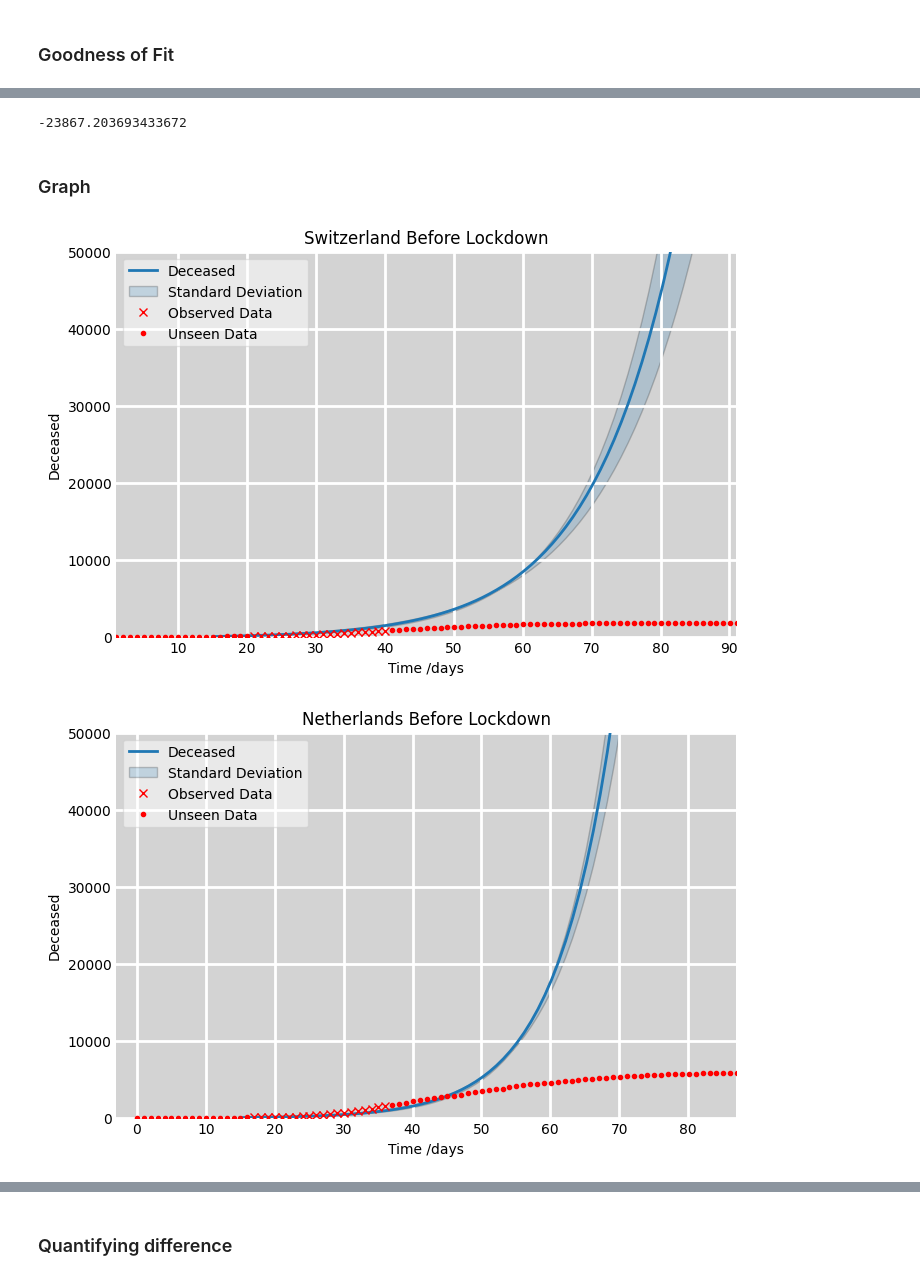
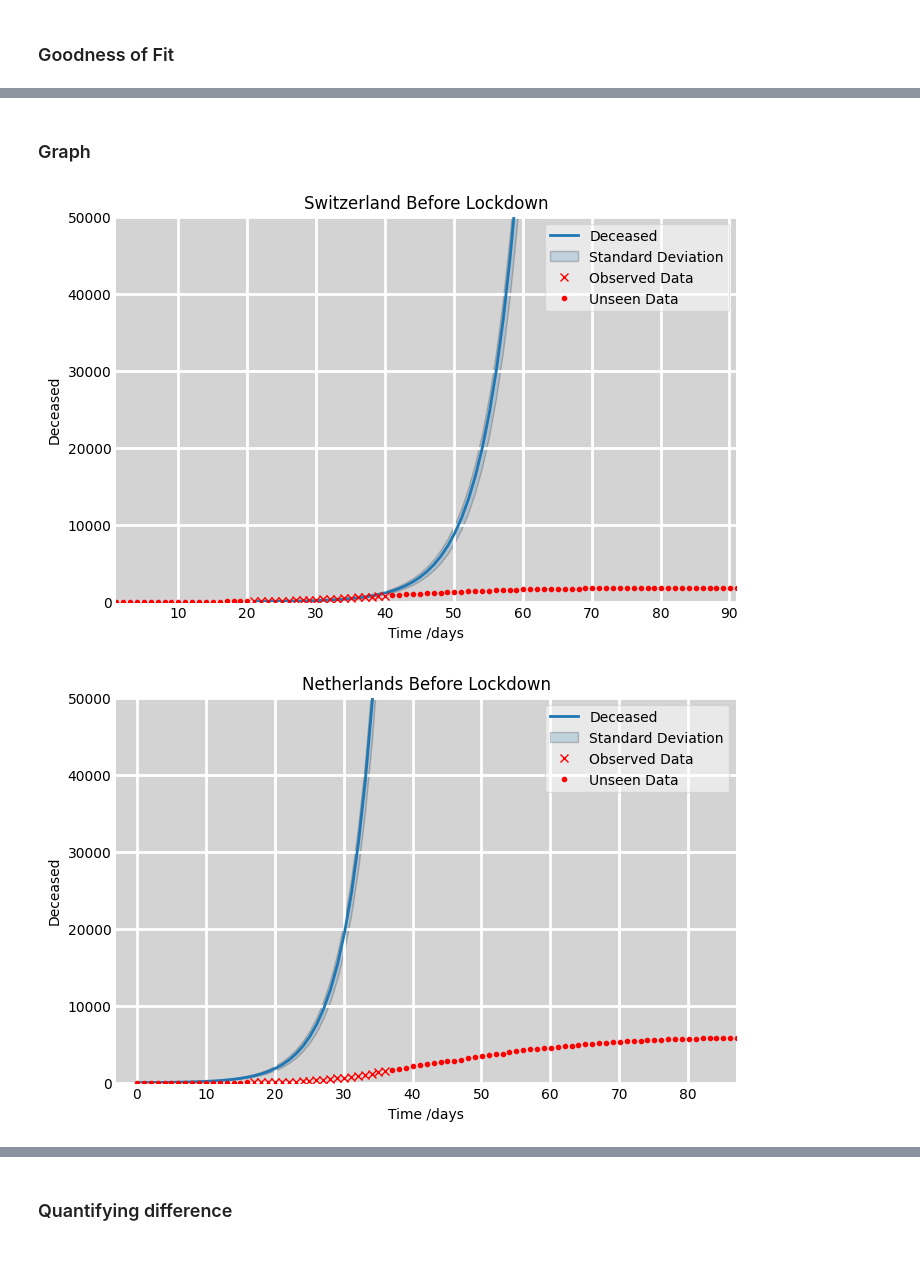
Before and after one commit to zenodea/MCMC_parameter_estimation, a Jupyter notebook: Data Analysis/sird.ipynb, the cells around one changed output, grey strips where cells are left out. Drawn from its saved outputs; the diff is of its cells as text; code cells hidden in the pictures.

```diff
--- a/Data Analysis/sird.ipynb
+++ b/Data Analysis/sird.ipynb
@@ -9,10 +9,11 @@ from sympy import symbols, solve
 # %% [markdown]
 ## SIRD model in Python
 # %%
+# SIRD model divided into its equations
 def deriv(y, t, N, beta, gamma, rho):
     S, I, R, D= y
     dSdt = -(beta * S * I) / N
-    dIdt = (beta * S * I / N) - (gamma * I) - (rho * I)
+    dIdt = (beta * S * I / N) - ((gamma+rho)*I)
     dRdt = gamma * I
     dDdt = rho * I
     return dSdt, dIdt, dRdt, dDdt
@@ -156,6 +157,12 @@ dataset = {
         'sLock' : ['2020-12-15', '2021-06-05'],
         'pop' : 17606800
             },
+                'Sweden' : {
+        'data' : pd.read_csv("../processed_data/cumDeathSweden.csv"),
+        'fLock' : ['2020-03-15', '2020-04-06'],
+        'sLock' : ['2020-12-15', '2021-06-05'],
+        'pop' : 10420000
+            },
 }
 # %% [markdown]
 ## First Lockdown
@@ -167,24 +174,35 @@ from sklearn.metrics import r2_score
 import numpy as np
 from sklearn.metrics import mean_squared_log_error
 
-country_names = ['Switzerland', 'Netherlands', 'France','Germany','Italy','Spain','UK']
-r_values = []
+country_names = ['Switzerland', 'Netherlands', 'France','Germany','Italy','Spain','UK','Sweden']
+values = []
 for country in country_names:
     pop = dataset[country]['pop']
     df_real = dataset[country]['data']
     df_param = pd.read_csv('mcmc_data/'+country+"/fLock_before.csv")
+
+    # Get beginning of lockdown date
     startDate = dataset[country]['fLock'][0]
+    # Get the index of the date
+    startDate = df_real[df_real['date'] == startDate].index
+
     realData = pd.read_csv('../processed_data/cumDeath'+country+'.csv')
     firstDate = realData.loc[0]['date']
 
     # Plug in parameters to the SIRD differential equation
     sird = getSIRD(60,pop, df_param.loc[3][1],df_param.loc[0][1],df_param.loc[1][1],df_param.loc[2][1], [df_param.loc[0][2], df_param.loc[1][2], df_param.loc[2][2]] )
 
-    #
     deaths = df_real["cumDeath"].tolist()
-    deaths = [x for x in deaths]
-    deaths = deaths[20:40]
+    deaths = deaths[startDate[0]:startDate[0]+14]
+    deaths =  [x - deaths[0] for x in deaths]
+    print(deaths)
     deaths_predicted = sird[3]
-    deaths_predicted = deaths_predicted[0:20]
+    deaths_predicted = deaths_predicted[0:14]
+    print(deaths_predicted)
     r2 = r2_score(deaths, deaths_predicted)
-    r_values.append(r2)
+    mse = mean_squared_error(deaths, deaths_predicted)
+    rmse =  np.sqrt(mean_squared_log_error(deaths, deaths_predicted))
+    result = [country,r2,mse,rmse]
+    values.append(result)
+df = pd.DataFrame(values, columns=['Country','R-Squared (R2)','Mean Squared Error (MSE)','Root Mean Squared Error (RMSE)'])
+df
@@ -277,37 +282,33 @@ deaths
-# %%
-mse
-# %% [output]
--23867.203693433672
 # %% [markdown]
 ### Graph
 # %%
-country_names = ['Switzerland', 'Netherlands', 'France','Germany','Italy','Spain','UK']
+country_names = ['Switzerland', 'Netherlands', 'France','Germany','Italy','Spain','UK','Sweden']
 sird_deaths = {}
 for country in country_names:
     fig, ax1 = plt.subplots(1,1, figsize=(8,5))
     ax1.set_facecolor('lightgrey')
     # Plot the data on three separate curves for S(t), I(t) and R(t)
 
     pop = dataset[country]['pop']
     startDate = dataset[country]['fLock'][0]
     realData = pd.read_csv('../processed_data/cumDeath'+country+'.csv')
     firstDate = realData.loc[0]['date']
 
-    offset = timeTot(firstDate,startDate)-15
+    offset = timeTot(firstDate,startDate)
     if (offset > 20):
         offset = 0
     # before
     obvData_start = timeTot(firstDate,startDate)
     obvData_end = timeTot(firstDate,addTime(startDate,20))
     df = pd.read_csv('mcmc_data/'+country+"/fLock_before.csv")
     graph = plotSIRD(ax1,200, pop, df.loc[3][1], df.loc[0][1], df.loc[1][1], df.loc[2][1], [0,50000], [obvData_start-20,obvData_end+50], [df.loc[0][2], df.loc[1][2], df.loc[2][2]], timeTot(firstDate,startDate)-offset, False)
     sird_deaths[country] = {
         'deaths':graph,
         'date': obvData_end+30
     }
     ax1.set_title(country + " Before Lockdown")
     final_graph =plotRealData(ax1, realData, obvData_start, obvData_end, graph,0)
     plt.savefig('results/first_q/'+country+'.png')
 # %% [output]
-[figure, old version]
+[figure, new version]
-[figure, old version]
+[figure, new version]
```
Also changed, not shown: parts of 12 cells of this notebook, 38 other files.
